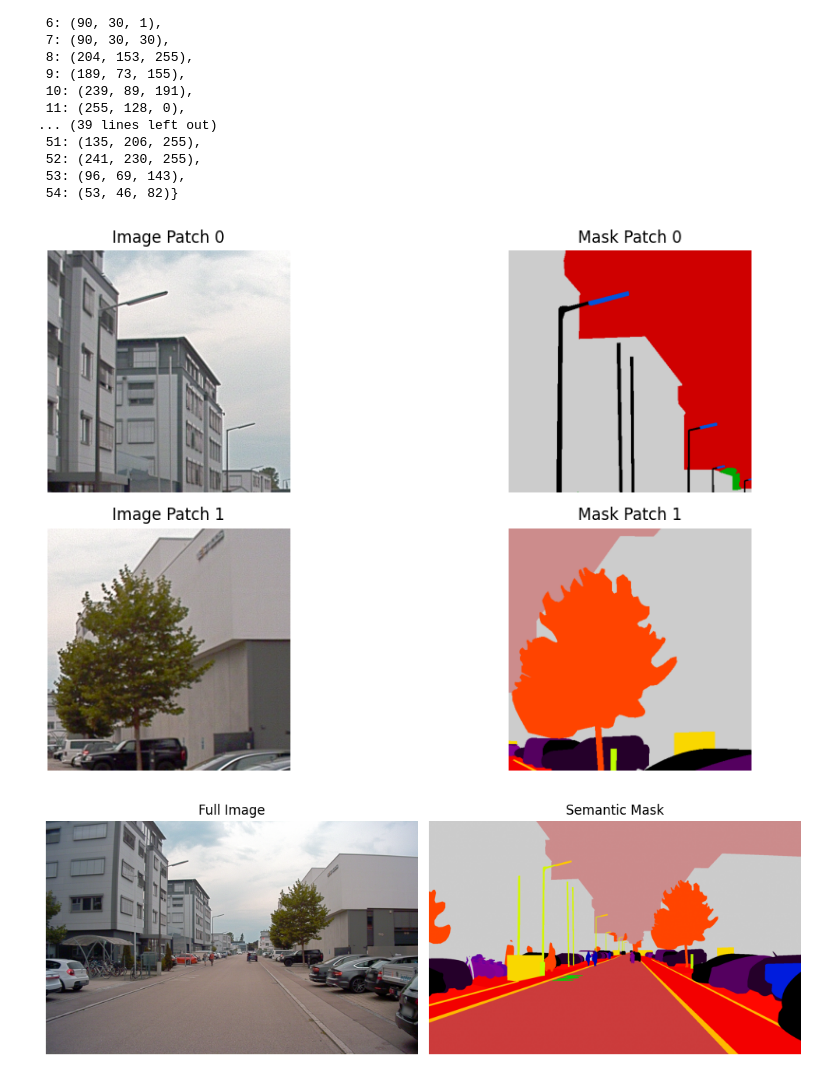
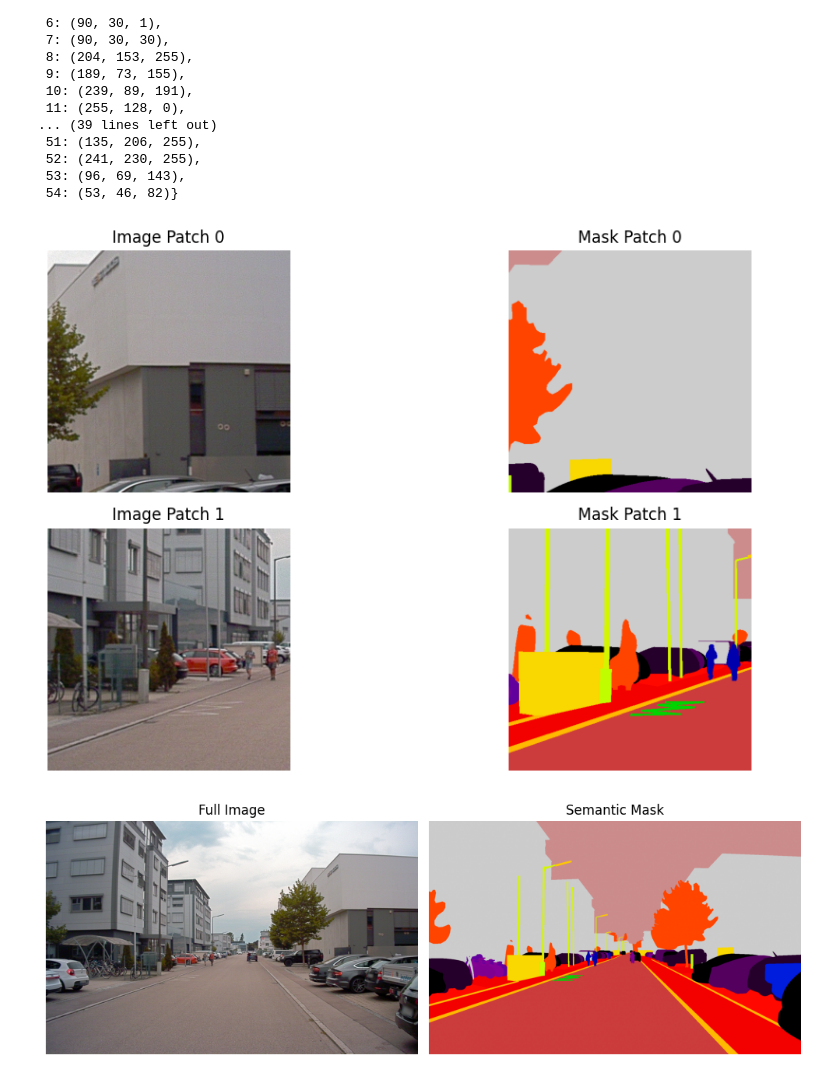
Before and after one commit to 1vet4/deep-learning-team, a Jupyter notebook: DeepLabV3.ipynb, the cells around one changed output. Saved outputs shown, nothing was run; the diff lists cells and outputs as text; code cells hidden in the pictures.

```diff
--- a/DeepLabV3.ipynb
+++ b/DeepLabV3.ipynb
@@ -312,9 +312,9 @@ def plot_patch_image_and_mask(dataset, num_samples=4):
     plt.tight_layout()
     plt.show()
 # %%
-patch_dataset = SemanticSegmentationDataset(file_names=file_names[:100], root_path=root_path, transform=None, patch_size=(512,512))
+patch_dataset = SemanticSegmentationDataset(file_names=file_names[:200], root_path=root_path, transform=None, patch_size=(512,512))
 
 plot_patch_image_and_mask(patch_dataset, num_samples=2)
 # %% [output]
-[figure, old version]
+[figure, new version]
 # %%
```
Also changed, not shown: parts of 7 cells of this notebook.
